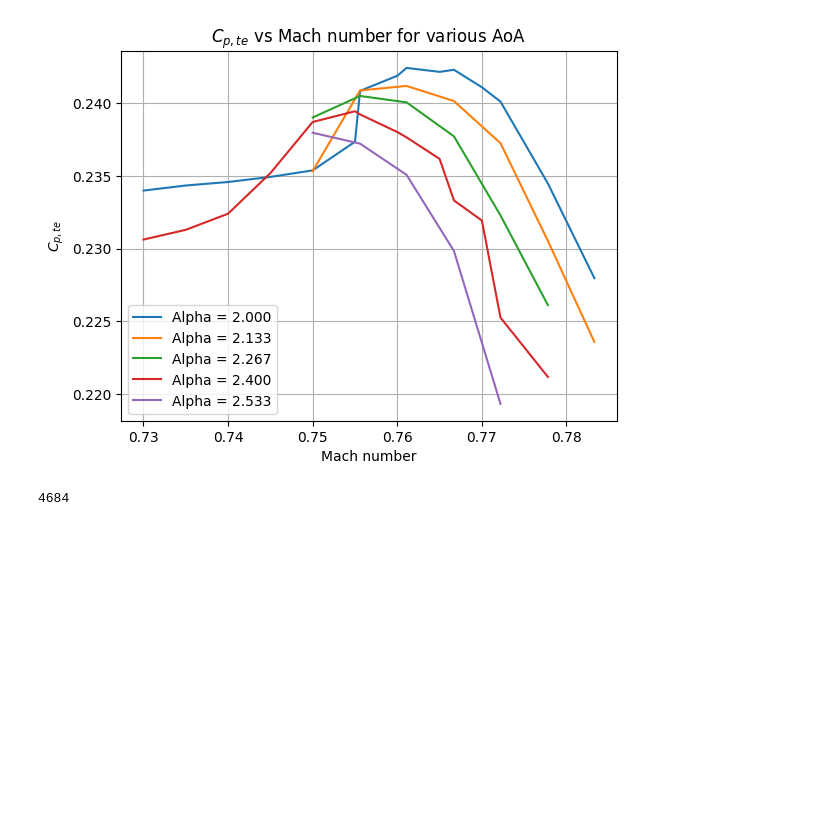
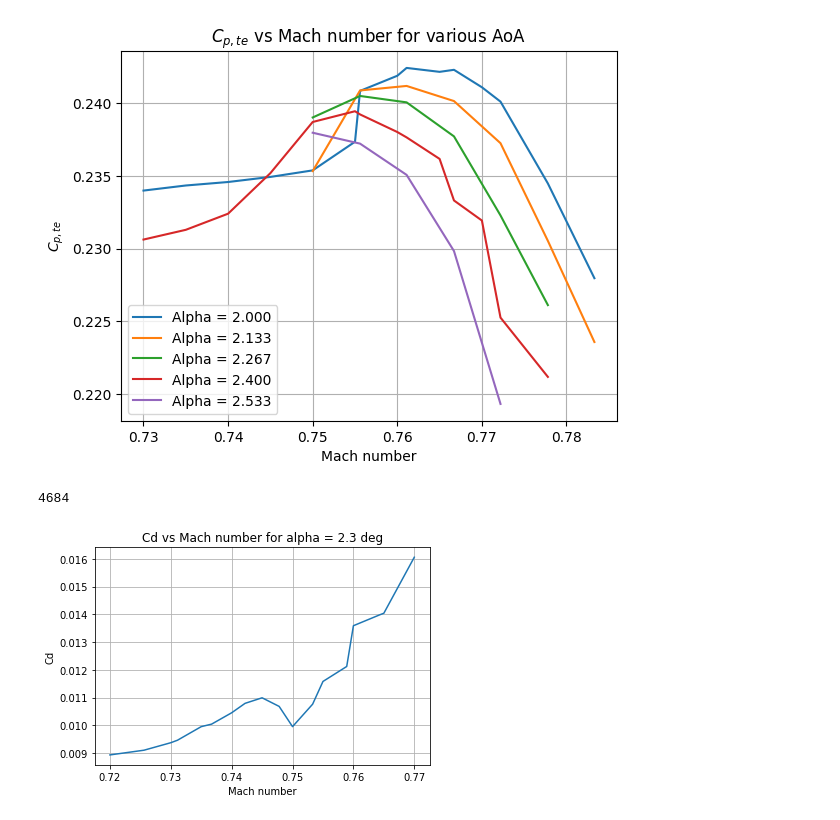
Before and after one commit to lpender3672/MEng-CW, a Jupyter notebook: IIB/4A7/transonic_wing/plot_cpte_vs_alpha.ipynb, the cells around one changed output. Cells and saved outputs as stored; diff of their text form; code cells hidden in the pictures; blank space fills up the shorter version.

```diff
--- a/IIB/4A7/transonic_wing/plot_cpte_vs_alpha.ipynb
+++ b/IIB/4A7/transonic_wing/plot_cpte_vs_alpha.ipynb
@@ -158,3 +181,30 @@ plt.legend()
 print(len(App))
 # %% [output]
 4684
+# %%
+
+alpha = 2.3
+Re = 10
+Cds = []
+Machs = []
+
+for res in App:
+    if np.isclose(res.alpha, alpha) and np.isclose(res.Re, Re):
+        Cds.append(res.Cd)
+        Machs.append(res.M)
+
+# sort by mach
+idx = np.argsort(Machs)
+Cds = np.array(Cds)[idx]
+Machs = np.array(Machs)[idx]
+# %%
+plt.plot(Machs, Cds)
+plt.xlabel('Mach number')
+plt.ylabel('Cd')
+
+plt.title('Cd vs Mach number for alpha = 2.3 deg')
+plt.grid()
+
+plt.savefig('figures/cd_vs_mach.png', dpi=300)
+# %% [output]
+[figure, added]
```
Also changed, not shown: parts of 5 cells of this notebook, 10 other files.
